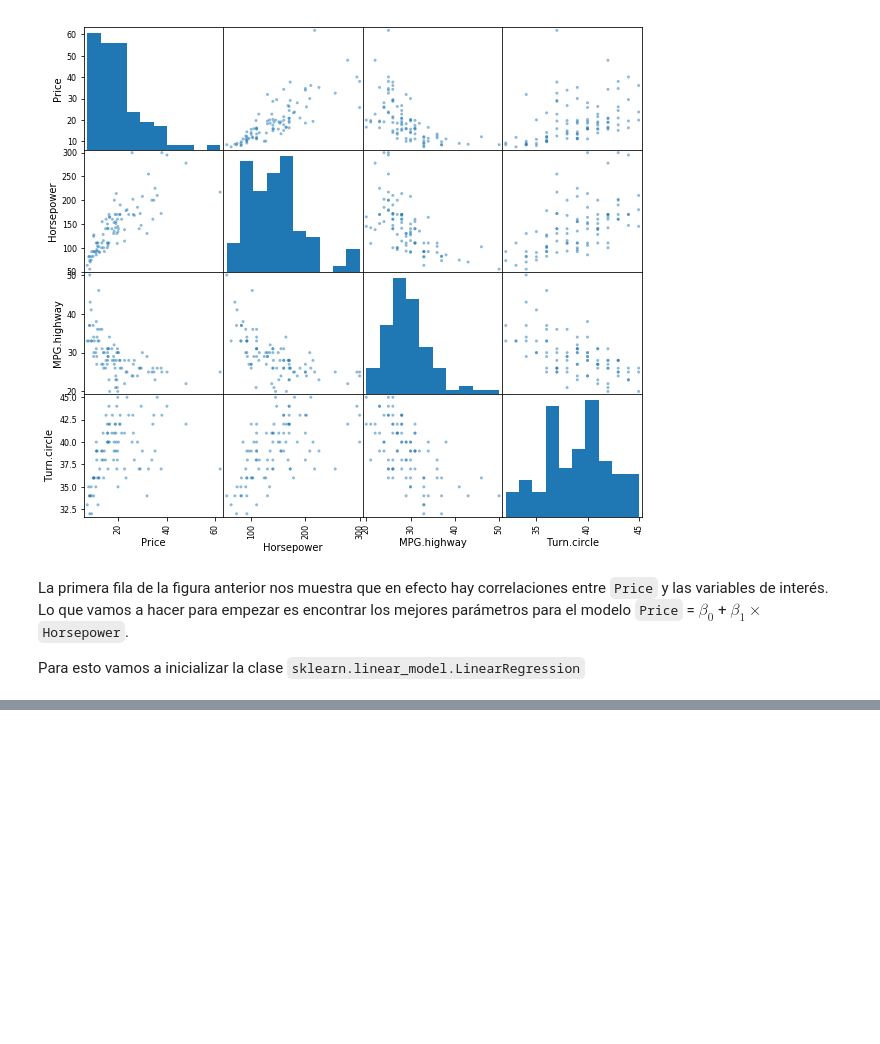
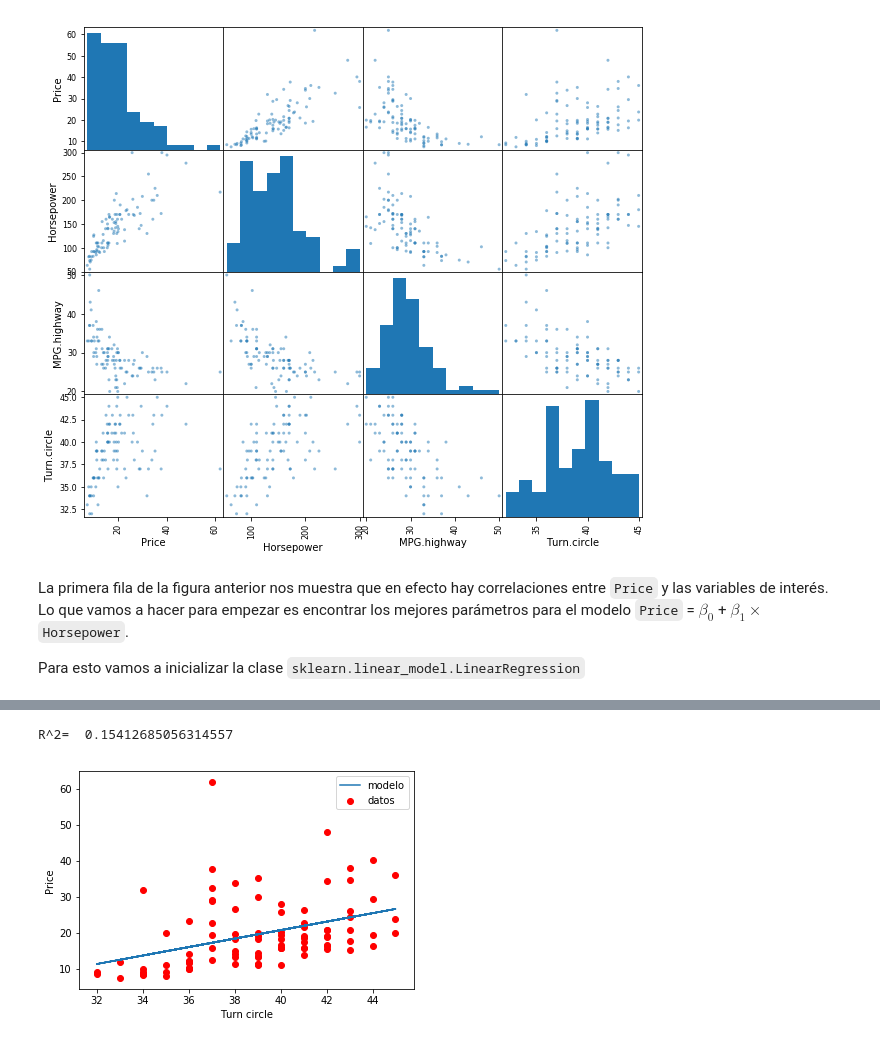
Before and after one commit to JoseMontanaC/Metodos_Computacionales, a Jupyter notebook: Repaso_Ejercicios/Ejercicio_13/Ejercicio13.ipynb, the cells around one changed output, grey strips where cells are left out. Cells and saved outputs as stored; diff of their text form; code cells hidden in the pictures; blank space fills up the shorter version.

```diff
--- a/Repaso_Ejercicios/Ejercicio_13/Ejercicio13.ipynb
+++ b/Repaso_Ejercicios/Ejercicio_13/Ejercicio13.ipynb
@@ -120,0 +247,15 @@ Para esto vamos a inicializar la clase `sklearn.linear_model.LinearRegression`
+# %%
+linear_2 = sklearn.linear_model.LinearRegression()
+model_2=linear_2.fit(Turn,Y)
+#print(model_2.coef_)
+#print(model_2.intercept_)
+Y_predict = model_2.predict(Turn)
+plt.plot(Turn, Y_predict, label='modelo')
+plt.scatter(Turn, Y, label='datos', color='red')
+plt.legend()
+plt.xlabel('Turn circle')
+_ = plt.ylabel('Price')
+print("R^2= ",model_2.score(Turn, Y))
+# %% [output]
+R^2=  0.15412685056314557
+[figure, added]
```
Also changed, not shown: parts of 33 cells of this notebook, 1 other file.
